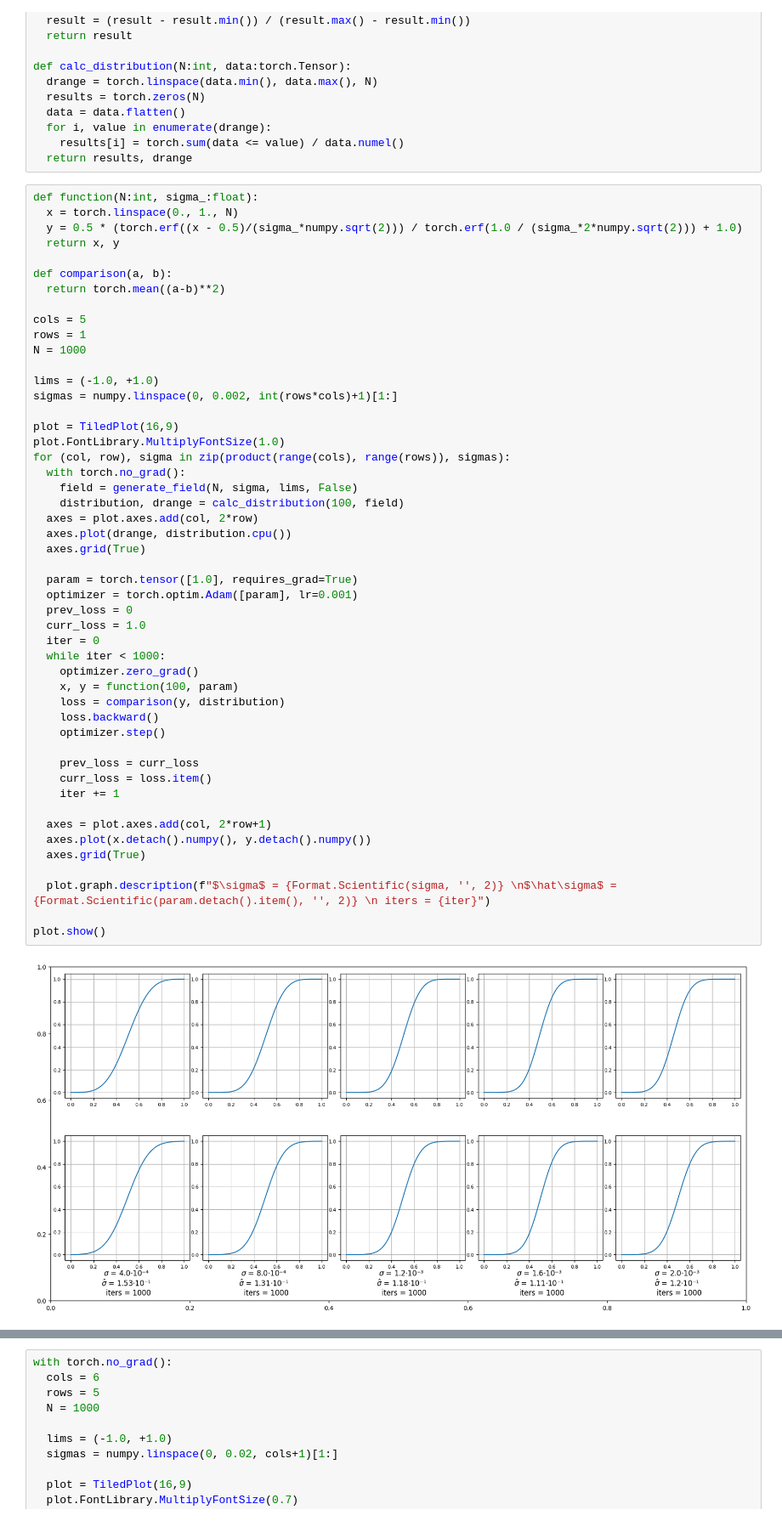
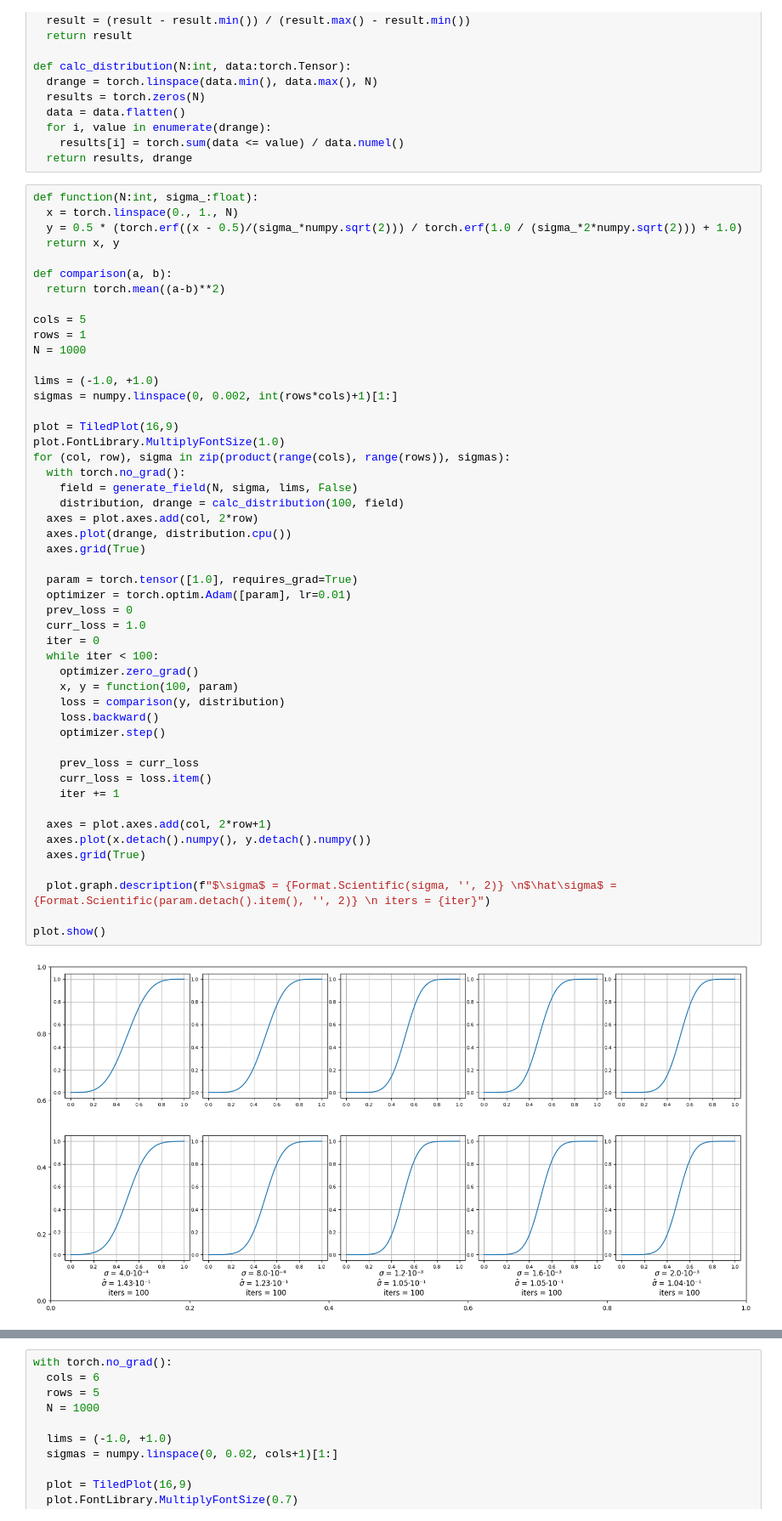
Before and after one commit to Belashov641618/DNN, a Jupyter notebook: collab/Incoherent.ipynb, the cells around one changed output, grey strips where cells are left out. Shown at 85% size. Cells and saved outputs as stored; diff of their text form.

```diff
--- a/collab/Incoherent.ipynb
+++ b/collab/Incoherent.ipynb
@@ -293,33 +294,33 @@ plot.FontLibrary.MultiplyFontSize(1.0)
 for (col, row), sigma in zip(product(range(cols), range(rows)), sigmas):
   with torch.no_grad():
     field = generate_field(N, sigma, lims, False)
     distribution, drange = calc_distribution(100, field)
   axes = plot.axes.add(col, 2*row)
   axes.plot(drange, distribution.cpu())
   axes.grid(True)
 
   param = torch.tensor([1.0], requires_grad=True)
-  optimizer = torch.optim.Adam([param], lr=0.001)
+  optimizer = torch.optim.Adam([param], lr=0.01)
   prev_loss = 0
   curr_loss = 1.0
   iter = 0
-  while iter < 1000:
+  while iter < 100:
     optimizer.zero_grad()
     x, y = function(100, param)
     loss = comparison(y, distribution)
     loss.backward()
     optimizer.step()
 
     prev_loss = curr_loss
     curr_loss = loss.item()
     iter += 1
 
   axes = plot.axes.add(col, 2*row+1)
   axes.plot(x.detach().numpy(), y.detach().numpy())
   axes.grid(True)
 
   plot.graph.description(f"$\sigma$ = {Format.Scientific(sigma, '', 2)} \n$\hat\sigma$ = {Format.Scientific(param.detach().item(), '', 2)} \n iters = {iter}")
 
 plot.show()
 # %% [output]
-[figure, old version]
+[figure, new version]
```
Also changed, not shown: parts of 3 cells of this notebook.
